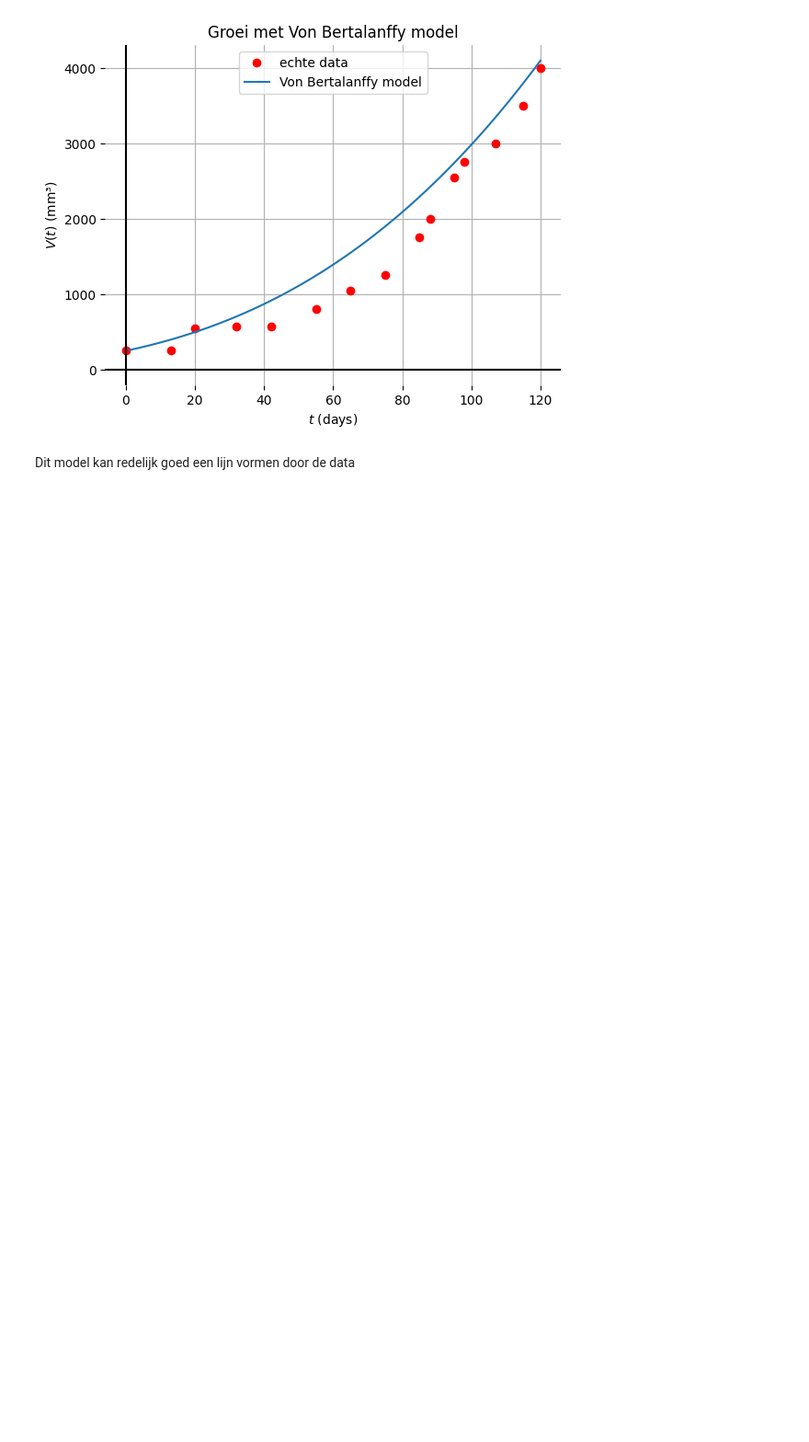
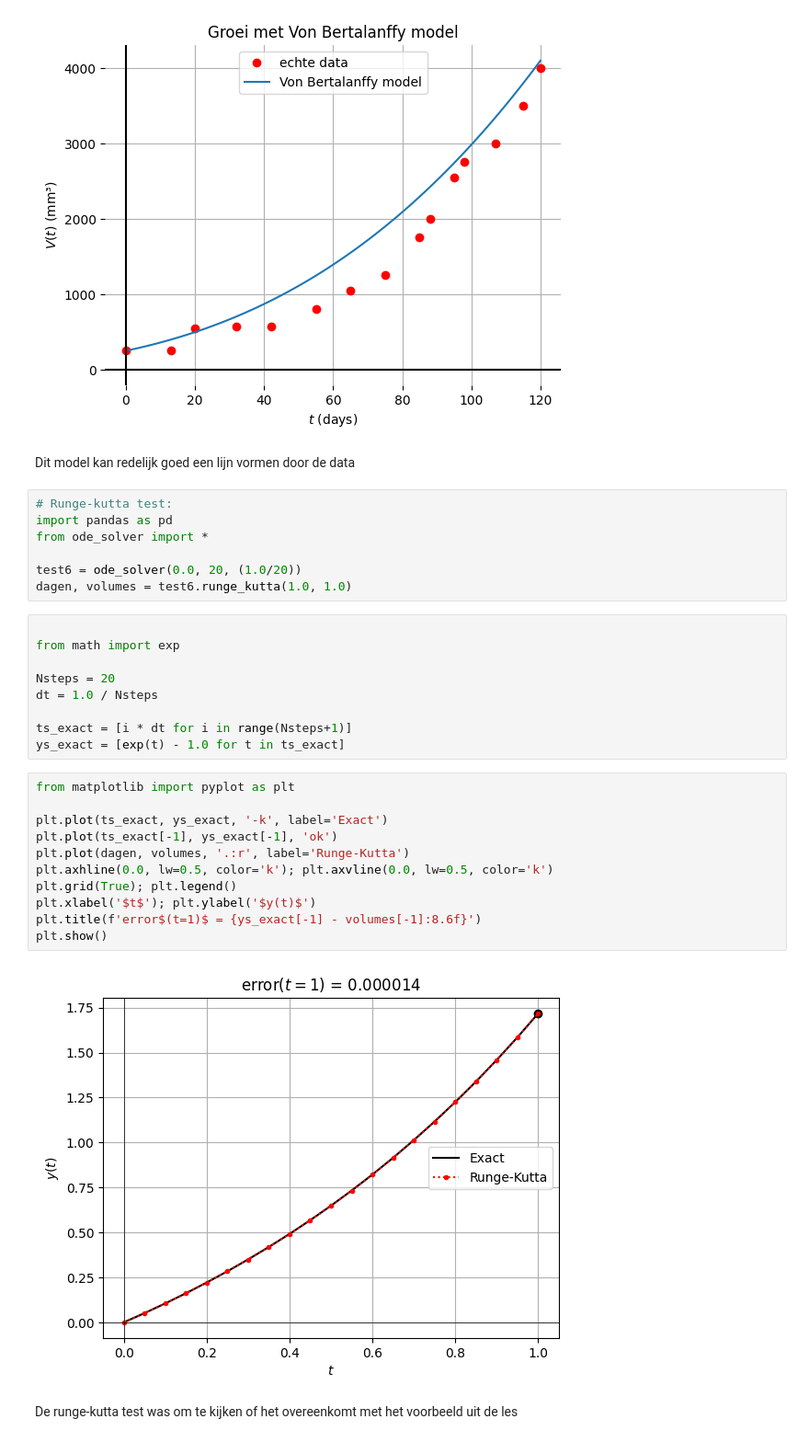
Before and after one commit to MirteDraaijer/ODEs, a Jupyter notebook: ode_demo.ipynb, the cells around one changed output. Shown at 92% size. Drawn from its saved outputs; the diff is of its cells as text; blank space fills up the shorter version.

Commit message:
Runge-Kutta methode toegevoegd en de formules wat generieker gemaakt

```diff
--- a/ode_demo.ipynb
+++ b/ode_demo.ipynb
@@ -100,3 +100,34 @@ plt.show()
 [figure]
 # %% [markdown]
 Dit model kan redelijk goed een lijn vormen door de data
+# %%
+# Runge-kutta test:
+import pandas as pd
+from ode_solver import *
+
+test6 = ode_solver(0.0, 20, (1.0/20))
+dagen, volumes = test6.runge_kutta(1.0, 1.0)
+# %%
+
+from math import exp
+
+Nsteps = 20
+dt = 1.0 / Nsteps
+
+ts_exact = [i * dt for i in range(Nsteps+1)]
+ys_exact = [exp(t) - 1.0 for t in ts_exact]
+# %%
+from matplotlib import pyplot as plt
+
+plt.plot(ts_exact, ys_exact, '-k', label='Exact')
+plt.plot(ts_exact[-1], ys_exact[-1], 'ok')
+plt.plot(dagen, volumes, '.:r', label='Runge-Kutta')
+plt.axhline(0.0, lw=0.5, color='k'); plt.axvline(0.0, lw=0.5, color='k')
+plt.grid(True); plt.legend()
+plt.xlabel('$t$'); plt.ylabel('$y(t)$')
+plt.title(f'error$(t=1)$ = {ys_exact[-1] - volumes[-1]:8.6f}')
+plt.show()
+# %% [output]
+[figure, added]
+# %% [markdown]
+De runge-kutta test was om te kijken of het overeenkomt met het voorbeeld uit de les
```
Also changed, not shown: parts of 5 cells of this notebook, 1 other file.
